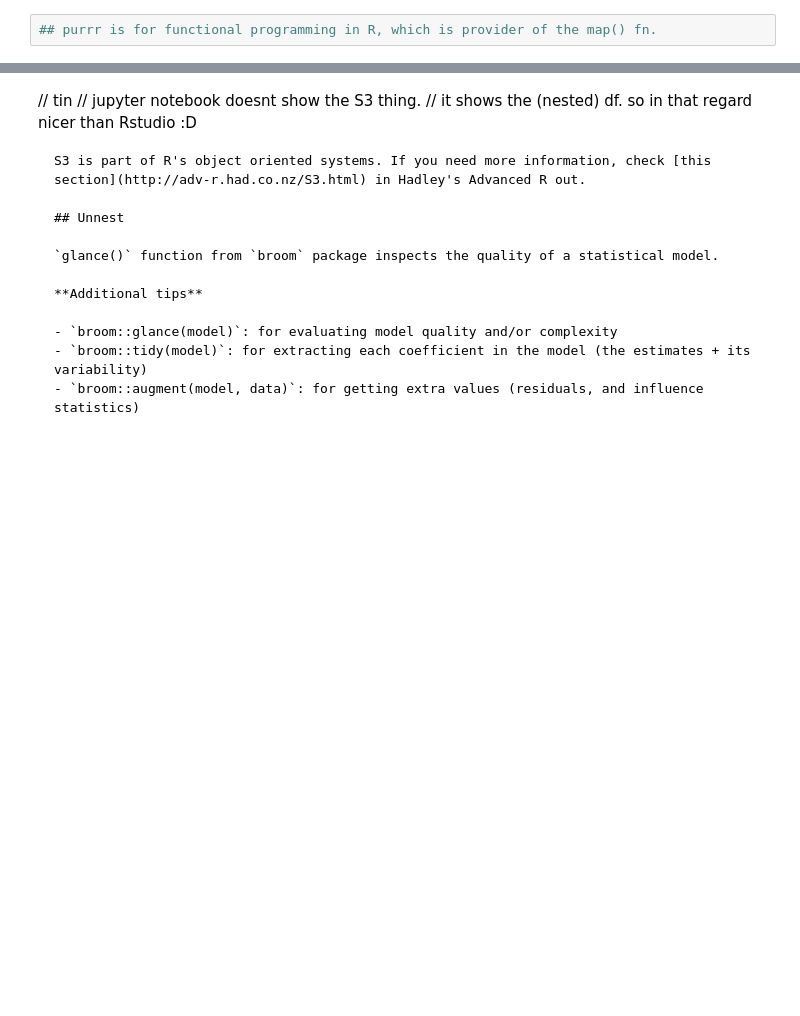
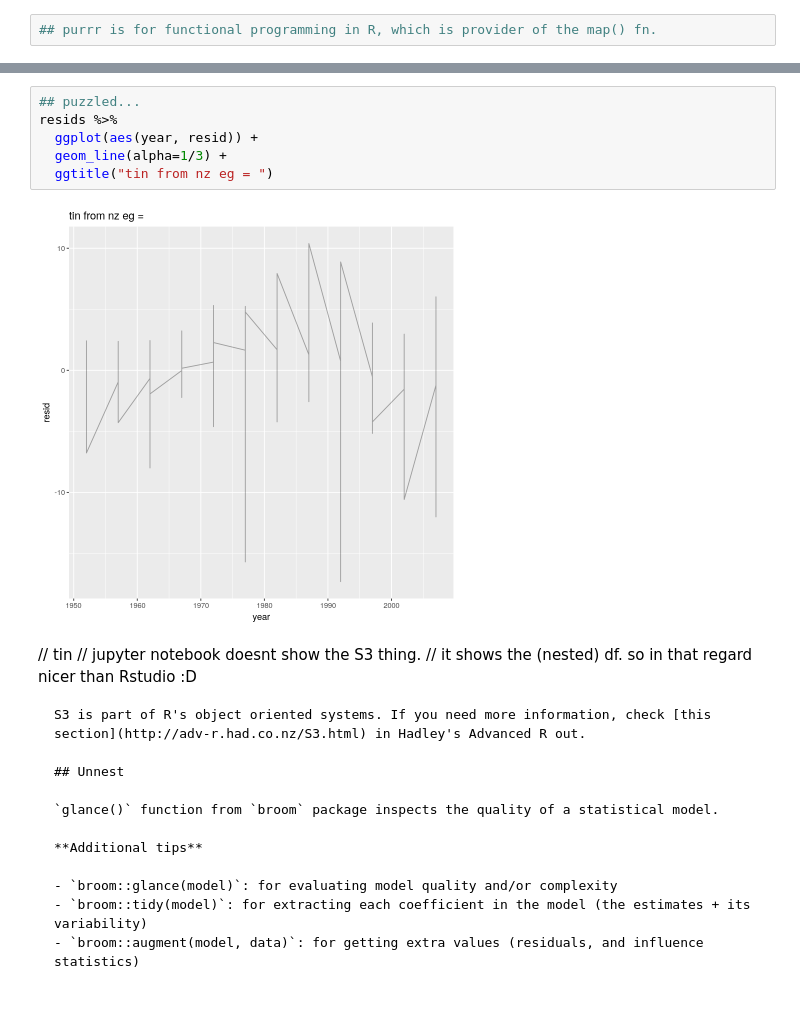
Before and after one commit to tin6150/advanced-data-wrangling-in-R, a Jupyter notebook: tin/RadvDataMgnt_study.ipynb, the cells around one changed output, grey strips where cells are left out. Drawn from its saved outputs; the diff is of its cells as text; blank space fills up the shorter version.

```diff
--- a/tin/RadvDataMgnt_study.ipynb
+++ b/tin/RadvDataMgnt_study.ipynb
@@ -380,3 +445,11 @@ We tasted a little bit about how `map()` function works. Let's dig into it deepe
+# %%
+## puzzled...
+resids %>%
+  ggplot(aes(year, resid)) +
+  geom_line(alpha=1/3) +
+  ggtitle("tin from nz eg = ")
+# %% [output]
+[figure, added]
 # %% [markdown]
 
 // tin
```
Also changed, not shown: parts of 28 cells of this notebook, 1 other file.
